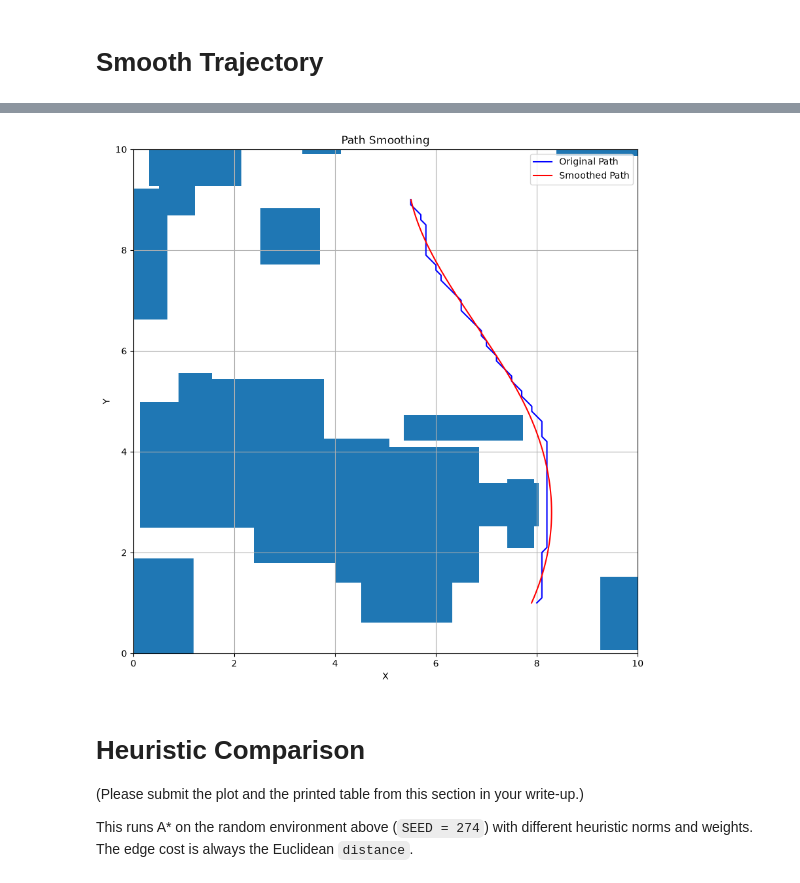
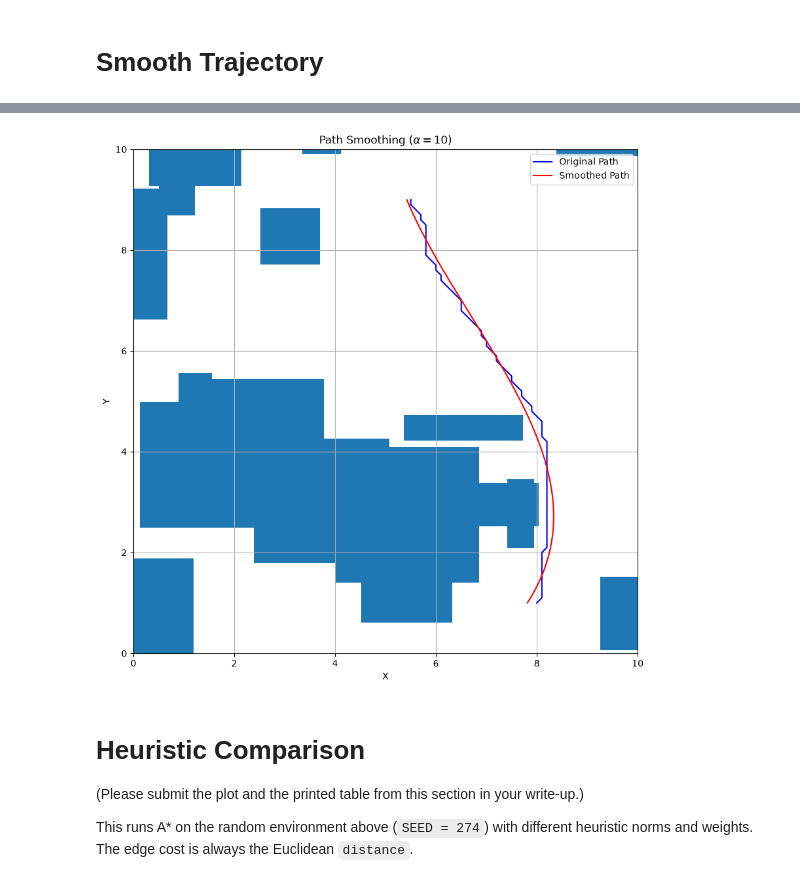
Before and after one commit to Cesium-Lab/stanford, a Jupyter notebook: aa274a/hw1/sim_astar.ipynb, the cells around one changed output, grey strips where cells are left out. Cells and saved outputs as stored; diff of their text form; code cells hidden in the pictures.

```diff
--- a/aa274a/hw1/sim_astar.ipynb
+++ b/aa274a/hw1/sim_astar.ipynb
@@ -131,21 +173,24 @@ plan = compute_smooth_plan(astar.path, spline_alpha=0.5)
 # %%
+# construct a trajectory plan (10)
+plan = compute_smooth_plan(astar.path, spline_alpha=10)
+
 # plot AStar path v.s. smoothed path
 astar_path = np.asarray(astar.path)
 smoothed_path = plan.smoothed_path()
 
 astar.occupancy.plot() # Added
 
 plt.plot(astar_path[:,0], astar_path[:,1], 'b-', label='Original Path')
 plt.plot(smoothed_path[:, 0], smoothed_path[:, 1], 'r-', label='Smoothed Path')
 plt.legend()
 plt.xlabel('X')
 plt.ylabel('Y')
 plt.xlim([0, width])
 plt.ylim([0, height])
-plt.title('Path Smoothing')
+plt.title(r'Path Smoothing ($\alpha = 10$)')
 plt.grid()
 # %% [output]
-[figure, old version]
+[figure, new version]
 # %% [markdown]
 # Heuristic Comparison
 (Please submit the plot and the printed table from this section in your write-up.)
```
Also changed, not shown: parts of 5 cells of this notebook, 16 other files.
